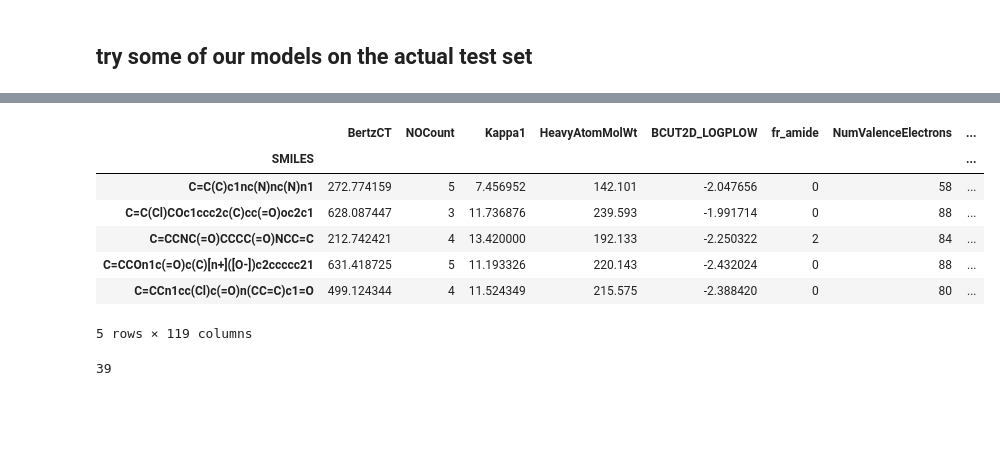
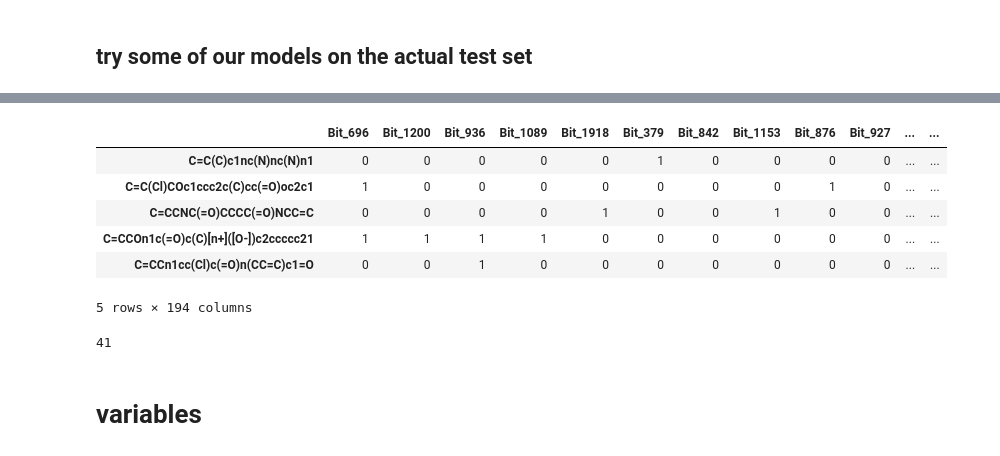
Before and after one commit to dicky-2002/Adv.-Programming-Group-Assignment, a Jupyter notebook: Group assignment.ipynb, the cells around one changed output, grey strips where cells are left out. Cells and saved outputs as stored; diff of their text form; code cells hidden in the pictures; blank space fills up the shorter version.

```diff
--- a/Group assignment.ipynb
+++ b/Group assignment.ipynb
@@ -434,20 +102,21 @@ gridsearch_knn.best_params_
 # %%
-untested_molecules=pd.read_csv('cleaned_descriptor_data_untested',index_col=0)
+untested_molecules=pd.read_csv('cleaned_fingerprint_data',index_col=0)
 untested_molecules.head()
 # %% [output]
-|  | BertzCT | NOCount | Kappa1 | HeavyAtomMolWt | BCUT2D_LOGPLOW | fr_amide | NumValenceElectrons | ... |
-| SMILES |  |  |  |  |  |  |  | ... |
-| C=C(C)c1nc(N)nc(N)n1 | 272.774159 | 5 | 7.456952 | 142.101 | -2.047656 | 0 | 58 | ... |
-| C=C(Cl)COc1ccc2c(C)cc(=O)oc2c1 | 628.087447 | 3 | 11.736876 | 239.593 | -1.991714 | 0 | 88 | ... |
-| C=CCNC(=O)CCCC(=O)NCC=C | 212.742421 | 4 | 13.420000 | 192.133 | -2.250322 | 2 | 84 | ... |
-| C=CCOn1c(=O)c(C)[n+]([O-])c2ccccc21 | 631.418725 | 5 | 11.193326 | 220.143 | -2.432024 | 0 | 88 | ... |
-| C=CCn1cc(Cl)c(=O)n(CC=C)c1=O | 499.124344 | 4 | 11.524349 | 215.575 | -2.388420 | 0 | 80 | ... |
+|  | Bit_696 | Bit_1200 | Bit_936 | Bit_1089 | Bit_1918 | Bit_379 | Bit_842 | Bit_1153 | Bit_876 | Bit_927 | ... | ... |
+| C=C(C)c1nc(N)nc(N)n1 | 0 | 0 | 0 | 0 | 0 | 1 | 0 | 0 | 0 | 0 | ... | ... |
+| C=C(Cl)COc1ccc2c(C)cc(=O)oc2c1 | 1 | 0 | 0 | 0 | 0 | 0 | 0 | 0 | 1 | 0 | ... | ... |
+| C=CCNC(=O)CCCC(=O)NCC=C | 0 | 0 | 0 | 0 | 1 | 0 | 0 | 1 | 0 | 0 | ... | ... |
+| C=CCOn1c(=O)c(C)[n+]([O-])c2ccccc21 | 1 | 1 | 1 | 1 | 0 | 0 | 0 | 0 | 0 | 0 | ... | ... |
+| C=CCn1cc(Cl)c(=O)n(CC=C)c1=O | 0 | 0 | 1 | 0 | 0 | 0 | 0 | 0 | 0 | 0 | ... | ... |
-5 rows × 119 columns
+5 rows × 194 columns
 # %%
 X_prediction=untested_molecules.drop(columns=['ERK2_inhibition','PKM2_inhibition']).copy()
-#try with the random forest where normal train, test split was used
-ERK_prediction=rf_normal.predict(X_prediction)
-amount_positive=pd.DataFrame(ERK_prediction).loc[ERK_prediction==1]
+#try with the random forest where equal values train, test split was used
+ERK_prediction_f=rf_equal.predict(X_prediction)
+amount_positive=pd.DataFrame(ERK_prediction_f).loc[ERK_prediction_f==1]
 len(amount_positive)
 # %% [output]
-39
+41
+# %% [markdown]
+# variables
```
Also changed, not shown: parts of 29 cells of this notebook, 3 other files.
